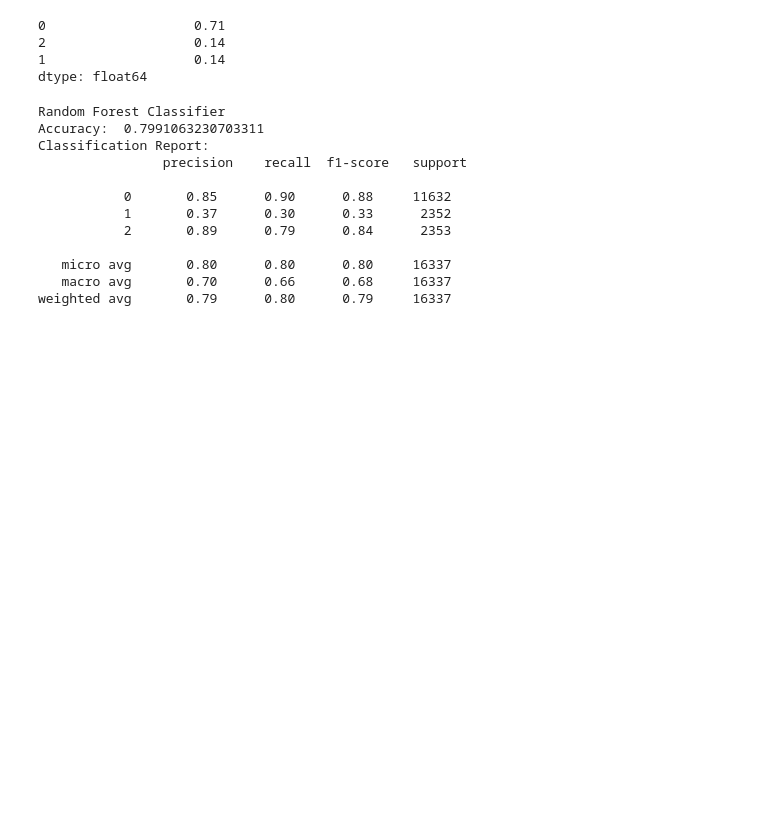
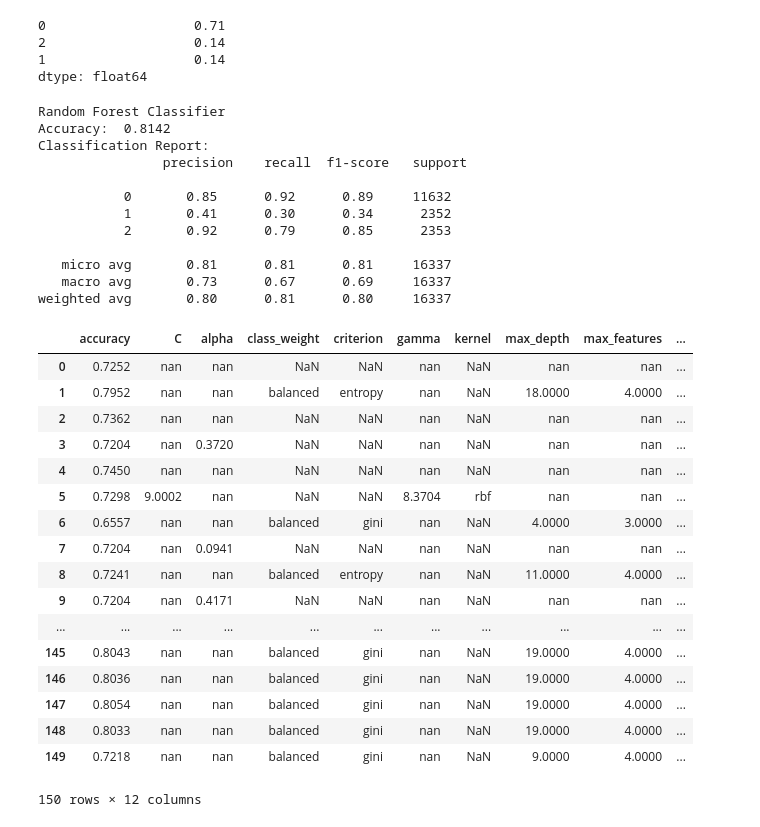
Before and after one commit to kamalmemon/MLResearch, a Jupyter notebook: src/Email_Marketing_EDA.ipynb, the cells around one changed output. Cells and saved outputs as stored; diff of their text form; code cells hidden in the pictures; blank space fills up the shorter version.

```diff
--- a/src/Email_Marketing_EDA.ipynb
+++ b/src/Email_Marketing_EDA.ipynb
@@ -13,5 +14,5 @@ from hyperopt import fmin, tpe, hp, STATUS_OK, Trials
 # %%
-pd.options.display.float_format = '{:20,.2f}'.format
+pd.options.display.float_format = '{:20,.4f}'.format
 pd.set_option('display.max_columns', 500)
 warnings.filterwarnings('ignore')
 sns.set()
@@ -383,9 +384,9 @@ from sklearn.metrics import *
 from sklearn.ensemble import RandomForestClassifier
 #Best parameters from optimization (bayes_optimization.py) - see logs for details
 rf_params = {
-    'max_depth': 18,
-    'max_features': 1,
-    'n_estimators': 16,
+    'max_depth': 19,
+    'max_features': 2,
+    'n_estimators': 17,
     'criterion': "gini",
     'class_weight': 'balanced'
 }
@@ -397,19 +398,45 @@ rfc_predicts_prob = rfc.predict_proba(X)
 rf_accuracy = accuracy_score(y_test, rfc_predicts)
 #rfc_cv_score = cross_val_score(rfc, X, Y, cv=10, scoring="roc_auc", n_jobs=-1)
 print("Random Forest Classifier")
-print("Accuracy: ", rf_accuracy)
+print("Accuracy: ", round(rf_accuracy, 4))
 #print("Mean_RUC: ", rfc_cv_score.mean()) #Mean_RUC:  0.9106311819365083
 print("Classification Report:\n ", classification_report(y_test, rfc_predicts))
 # %% [output]
 Random Forest Classifier
-Accuracy:  0.7991063230703311
+Accuracy:  0.8142
 Classification Report:
                 precision    recall  f1-score   support
 
-           0       0.85      0.90      0.88     11632
-           1       0.37      0.30      0.33      2352
-           2       0.89      0.79      0.84      2353
+           0       0.85      0.92      0.89     11632
+           1       0.41      0.30      0.34      2352
+           2       0.92      0.79      0.85      2353
 
-   micro avg       0.80      0.80      0.80     16337
-   macro avg       0.70      0.66      0.68     16337
-weighted avg       0.79      0.80      0.79     16337
+   micro avg       0.81      0.81      0.81     16337
+   macro avg       0.73      0.67      0.69     16337
+weighted avg       0.80      0.81      0.80     16337
+# %%
+hyperopt_best = pickle.load( open( "../pickels/hyperopt_best.p", "rb" ) )
+hyperopt_hist = pickle.load( open( "../pickels/hyperopt_hist.p", "rb" ) )
+hp_hist = pd.DataFrame(hyperopt_hist, columns=["accuracy", "params"])
+hp_hist = pd.concat([pd.DataFrame(hp_hist.accuracy), pd.DataFrame(list(hp_hist.params))], axis=1)
+# %%
+hp_hist
+# %% [output]
+|  | accuracy | C | alpha | class_weight | criterion | gamma | kernel | max_depth | max_features | ... |
+| 0 | 0.7252 | nan | nan | NaN | NaN | nan | NaN | nan | nan | ... |
+| 1 | 0.7952 | nan | nan | balanced | entropy | nan | NaN | 18.0000 | 4.0000 | ... |
+| 2 | 0.7362 | nan | nan | NaN | NaN | nan | NaN | nan | nan | ... |
+| 3 | 0.7204 | nan | 0.3720 | NaN | NaN | nan | NaN | nan | nan | ... |
+| 4 | 0.7450 | nan | nan | NaN | NaN | nan | NaN | nan | nan | ... |
+| 5 | 0.7298 | 9.0002 | nan | NaN | NaN | 8.3704 | rbf | nan | nan | ... |
+| 6 | 0.6557 | nan | nan | balanced | gini | nan | NaN | 4.0000 | 3.0000 | ... |
+| 7 | 0.7204 | nan | 0.0941 | NaN | NaN | nan | NaN | nan | nan | ... |
+| 8 | 0.7241 | nan | nan | balanced | entropy | nan | NaN | 11.0000 | 4.0000 | ... |
+| 9 | 0.7204 | nan | 0.4171 | NaN | NaN | nan | NaN | nan | nan | ... |
+| ... | ... | ... | ... | ... | ... | ... | ... | ... | ... | ... |
+| 145 | 0.8043 | nan | nan | balanced | gini | nan | NaN | 19.0000 | 4.0000 | ... |
+| 146 | 0.8036 | nan | nan | balanced | gini | nan | NaN | 19.0000 | 4.0000 | ... |
+| 147 | 0.8054 | nan | nan | balanced | gini | nan | NaN | 19.0000 | 4.0000 | ... |
+| 148 | 0.8033 | nan | nan | balanced | gini | nan | NaN | 19.0000 | 4.0000 | ... |
+| 149 | 0.7218 | nan | nan | balanced | gini | nan | NaN | 9.0000 | 4.0000 | ... |
+150 rows × 12 columns
```
Also changed, not shown: parts of 1 cell of this notebook.
